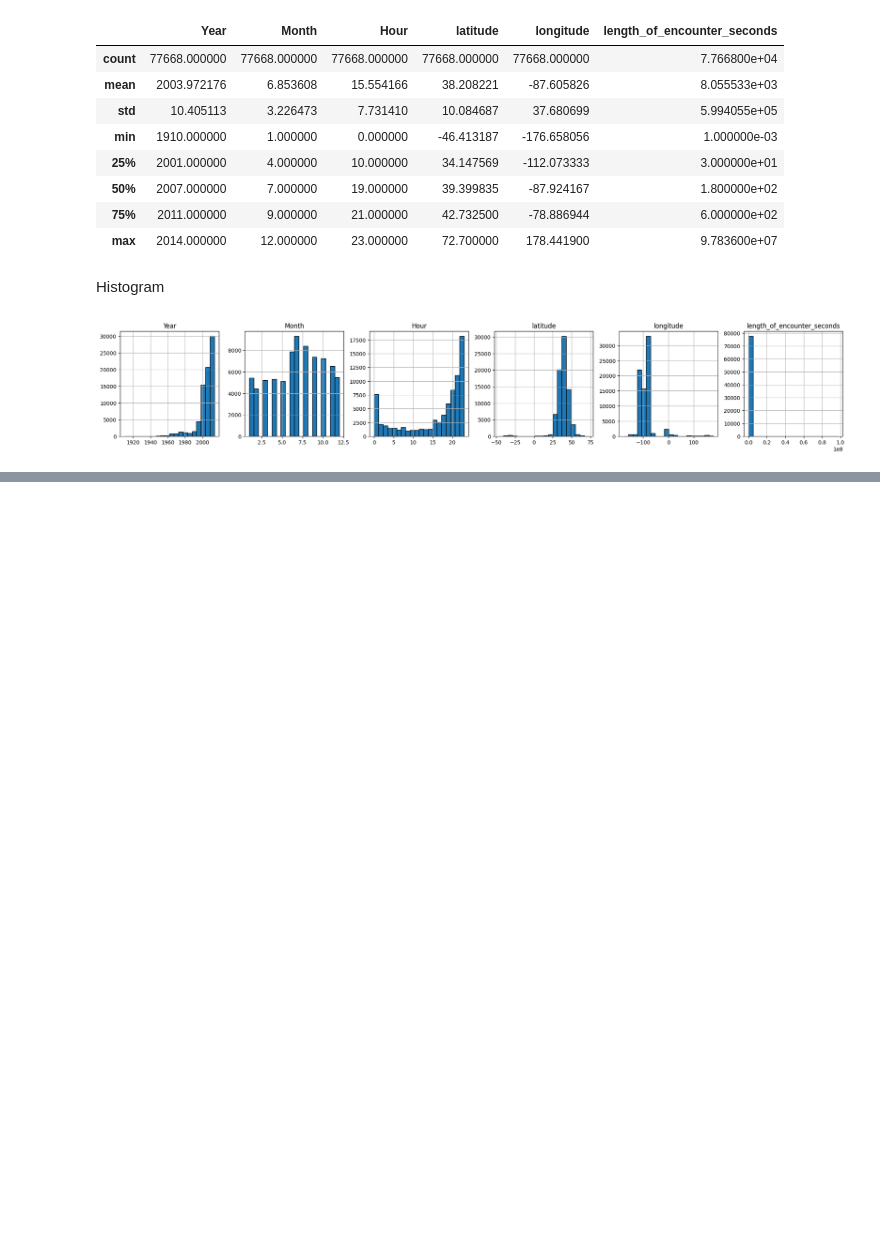
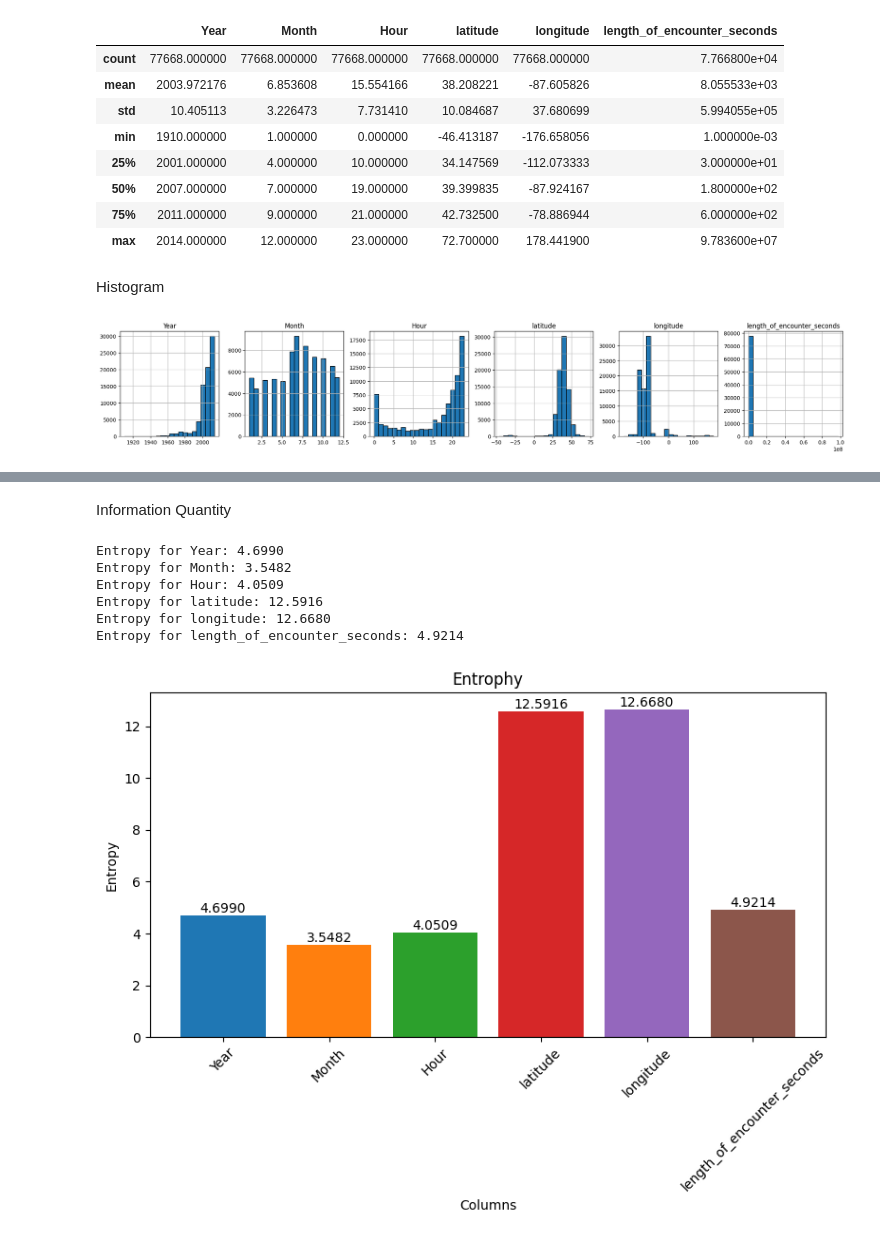
Before and after one commit to bancos23/ufo_sightings, a Jupyter notebook: UFO_Sightings.ipynb, the cells around one changed output, grey strips where cells are left out. Cells and saved outputs as stored; diff of their text form; code cells hidden in the pictures; blank space fills up the shorter version.

```diff
--- a/UFO_Sightings.ipynb
+++ b/UFO_Sightings.ipynb
@@ -53,0 +97,29 @@ plt.show()
+# %% [markdown]
+Information Quantity
+# %%
+entropy_values = {}
+for col in numeric_cols.columns:
+    values = numeric_cols[col].dropna().values
+    ent = entropy(values)
+    entropy_values[col] = ent
+
+plt.figure(figsize=(8, 6))
+for col, ent in entropy_values.items():
+    plt.bar(col, ent)
+    plt.text(col, ent, f'{ent:.4f}', ha='center', va='bottom')
+    print(f'Entropy for {col}: {ent:.4f}')
+
+plt.title('Entrophy')
+plt.xlabel('Columns')
+plt.ylabel('Entropy')
+plt.xticks(rotation=45)
+plt.tight_layout()
+plt.show()
+# %% [output]
+Entropy for Year: 4.6990
+Entropy for Month: 3.5482
+Entropy for Hour: 4.0509
+Entropy for latitude: 12.5916
+Entropy for longitude: 12.6680
+Entropy for length_of_encounter_seconds: 4.9214
+[figure, added]
```
Also changed, not shown: parts of 7 cells of this notebook.
